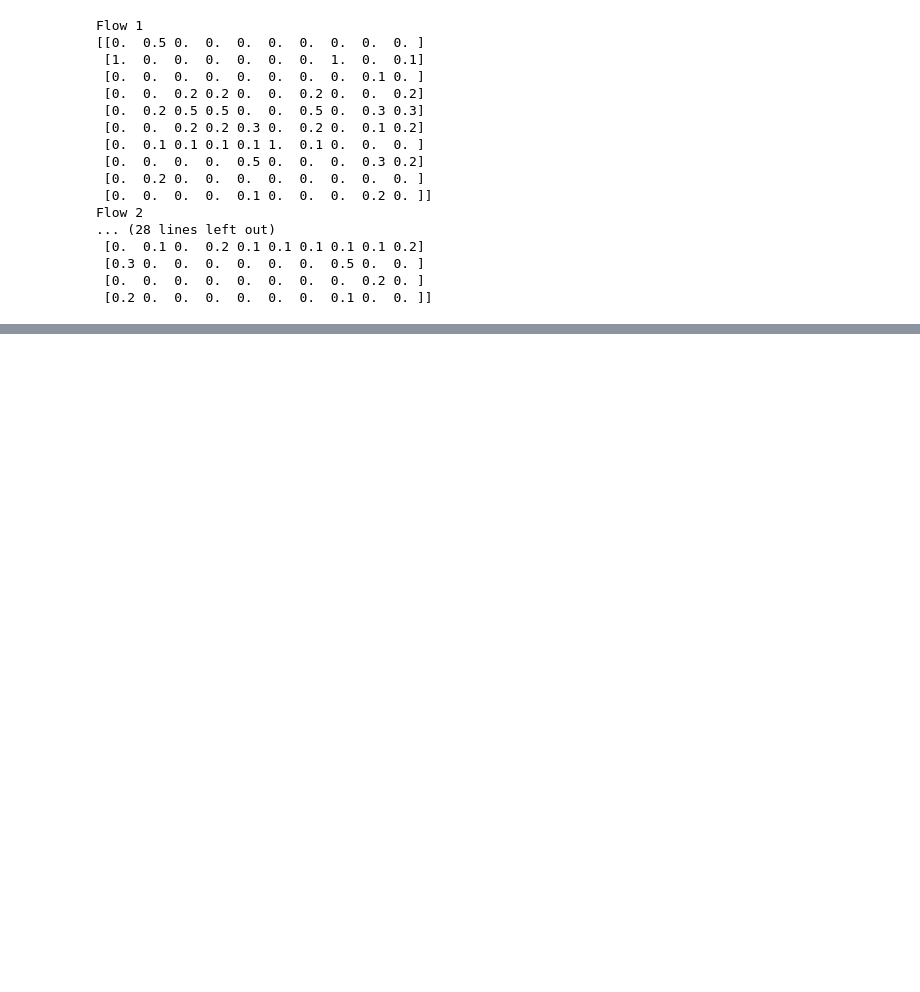
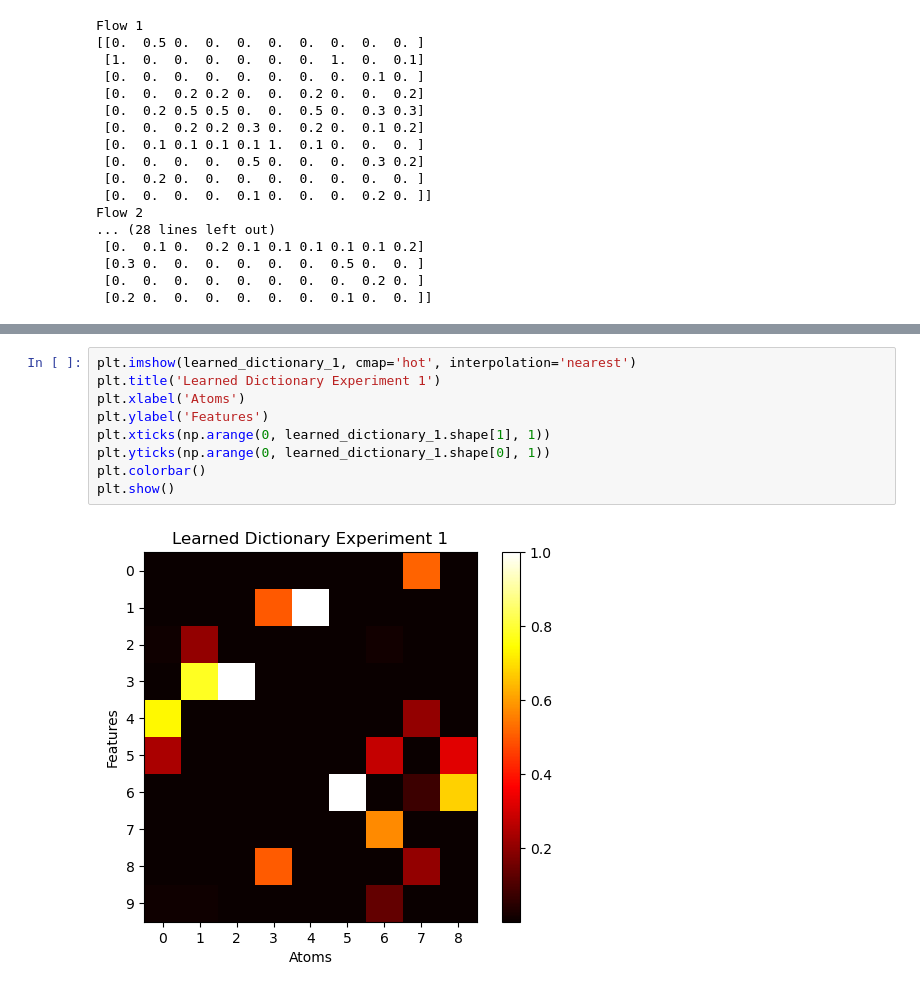
Before and after one commit to angelmdezhdez/thesis, a Jupyter notebook: exp_recon.ipynb, the cells around one changed output, grey strips where cells are left out. Drawn from its saved outputs; the diff is of its cells as text; blank space fills up the shorter version.

```diff
--- a/exp_recon.ipynb
+++ b/exp_recon.ipynb
@@ -296,0 +329,11 @@ Flow 2
+# %%
+plt.imshow(learned_dictionary_1, cmap='hot', interpolation='nearest')
+plt.title('Learned Dictionary Experiment 1')
+plt.xlabel('Atoms')
+plt.ylabel('Features')
+plt.xticks(np.arange(0, learned_dictionary_1.shape[1], 1))
+plt.yticks(np.arange(0, learned_dictionary_1.shape[0], 1))
+plt.colorbar()
+plt.show()
+# %% [output]
+[figure, added]
```
Also changed, not shown: parts of 21 cells of this notebook, 13 other files.
